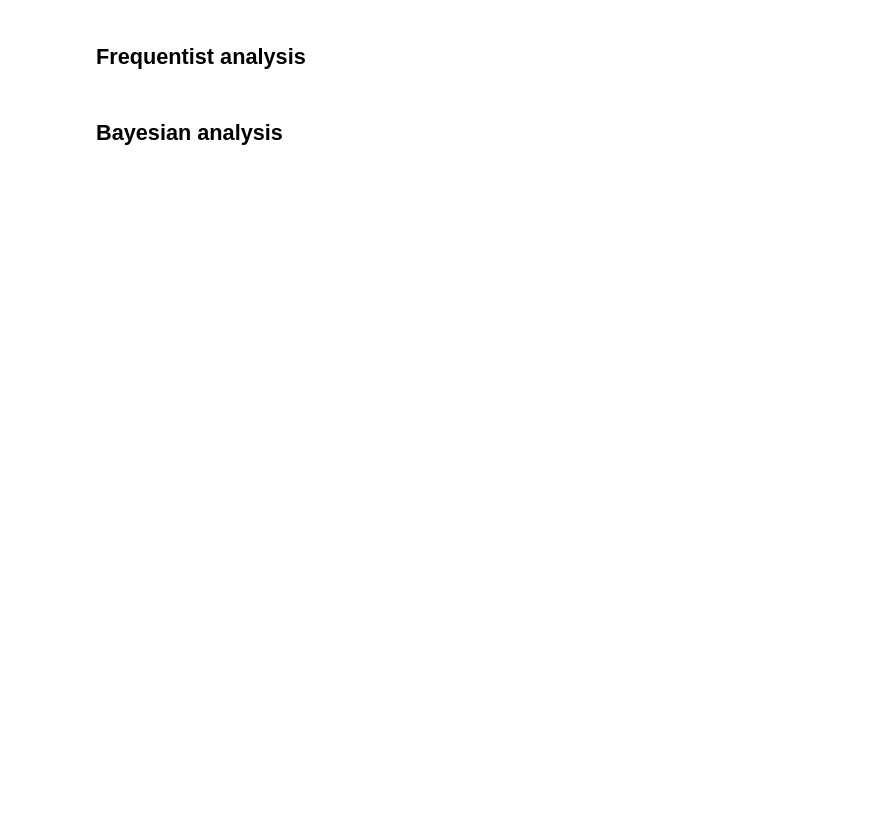
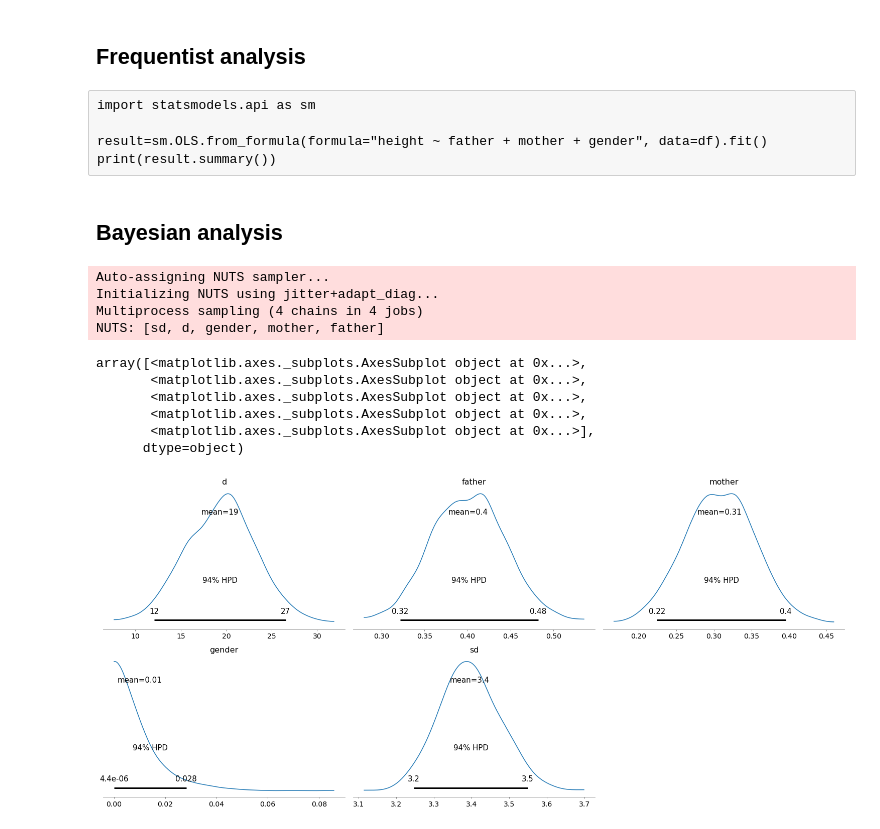
Before and after one commit to elisiojsj/Data-Science, a Jupyter notebook: Galton_Height-analysis.ipynb, the cells around one changed output. Saved outputs shown, nothing was run; the diff lists cells and outputs as text; code cells hidden in the pictures; blank space fills up the shorter version.

```diff
--- a/Galton_Height-analysis.ipynb
+++ b/Galton_Height-analysis.ipynb
@@ -101,4 +113,9 @@ sns.pairplot(data=df, hue='gender')
 # %% [markdown]
 ## Frequentist analysis
+# %% [raw]
+import statsmodels.api as sm
+
+result=sm.OLS.from_formula(formula="height ~ father + mother + gender", data=df).fit()
+print(result.summary())
 # %% [markdown]
 ## Bayesian analysis
@@ -104,0 +125,34 @@ sns.pairplot(data=df, hue='gender')
+# %%
+with pm.Model() as model:
+    alpha_f = 1.0/df['father'].mean()
+    alpha_m = 1.0/df['mother'].mean()
+
+    a = pm.Exponential('father', lam=1.0)
+    b = pm.Exponential('mother', lam=1.0)
+    c = pm.Uniform("gender")
+    d = pm.Normal('d', sd=10)
+
+    sd = pm.HalfCauchy('sd', beta=1)
+
+    link = a*df['father'].values + b*df['mother'].values + c*df['gender'] + d
+
+    like = pm.Normal('height', mu=link, sd=sd, observed=df['height'].values)
+    start = pm.find_MAP()
+# %%
+with model:
+    trace = pm.sample(1000, tune=2000, start=start)
+# %% [output]
+Auto-assigning NUTS sampler...
+Initializing NUTS using jitter+adapt_diag...
+Multiprocess sampling (4 chains in 4 jobs)
+NUTS: [sd, d, gender, mother, father]
+# %%
+az.plot_posterior(trace[500:])
+# %% [output]
+array([<matplotlib.axes._subplots.AxesSubplot object at 0x...>,
+       <matplotlib.axes._subplots.AxesSubplot object at 0x...>,
+       <matplotlib.axes._subplots.AxesSubplot object at 0x...>,
+       <matplotlib.axes._subplots.AxesSubplot object at 0x...>,
+       <matplotlib.axes._subplots.AxesSubplot object at 0x...>],
+      dtype=object)
+[figure, added]
```
Also changed, not shown: parts of 6 cells of this notebook.
